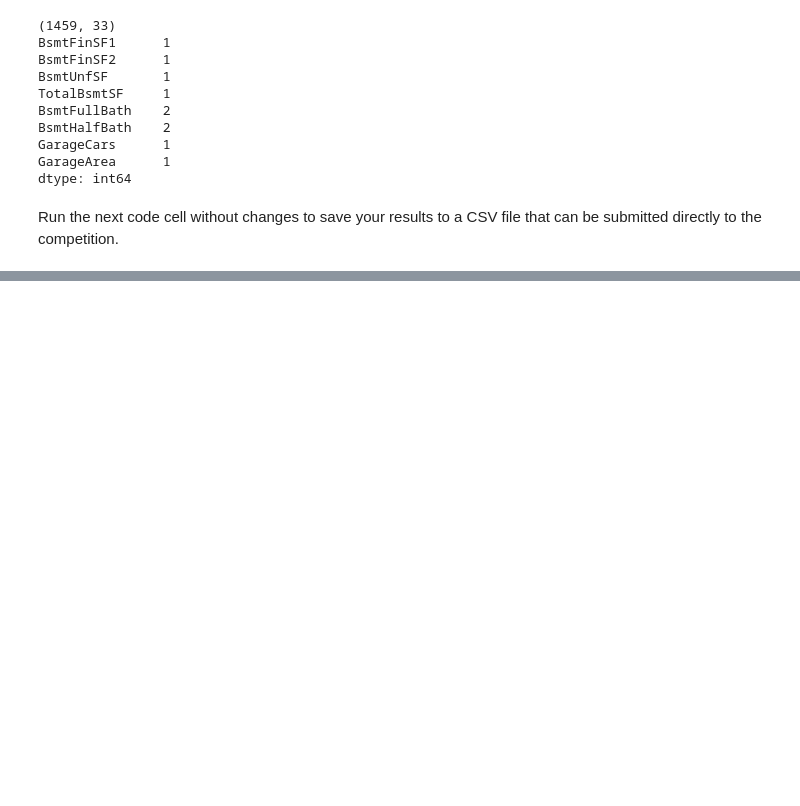
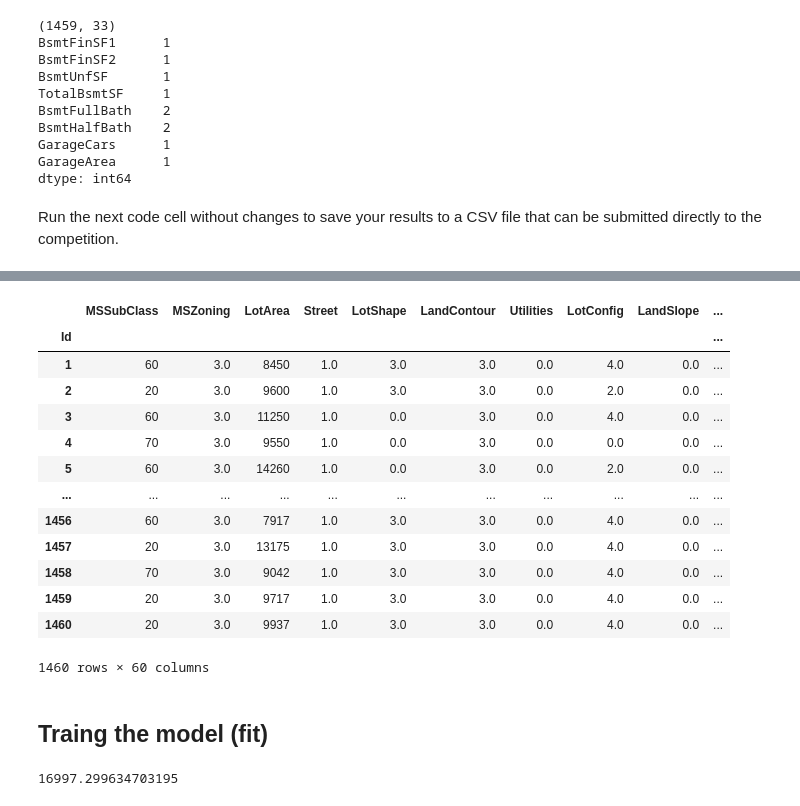
Before and after one commit to ericmaubr/kaggle_intro_machine_learling, a Jupyter notebook: intermediate-machine-learning.ipynb, the cells around one changed output, grey strips where cells are left out. Drawn from its saved outputs; the diff is of its cells as text; code cells hidden in the pictures; blank space fills up the shorter version.

```diff
--- a/intermediate-machine-learning.ipynb
+++ b/intermediate-machine-learning.ipynb
@@ -402,0 +859,18 @@ output.to_csv('submission.csv', index=False)
+# %%
+# Define and fit the model
+from sklearn.preprocessing import OrdinalEncoder
+
+# select object columns to encode
+object_columns = [col for col in X.columns if X[col].dtype == 'object']
+
+# encode
+ordinal_encoder = OrdinalEncoder(handle_unknown="use_encoded_value", unknown_value=-1, encoded_missing_value=-1)
+
+# avoid changing original data
+label_X = X.copy()
+label_X[object_columns] = ordinal_encoder.fit_transform(label_X[object_columns])
+
+# Break off validation set from training data
+X_train, X_valid, y_train, y_valid = train_test_split(label_X, y,
+                                                      train_size=0.8, test_size=0.2,
+                                                      random_state=0)
@@ -402,0 +894,29 @@ output.to_csv('submission.csv', index=False)
+# %%
+label_X
+# %% [output]
+|  | MSSubClass | MSZoning | LotArea | Street | LotShape | LandContour | Utilities | LotConfig | LandSlope | ... |
+| Id |  |  |  |  |  |  |  |  |  | ... |
+| 1 | 60 | 3.0 | 8450 | 1.0 | 3.0 | 3.0 | 0.0 | 4.0 | 0.0 | ... |
+| 2 | 20 | 3.0 | 9600 | 1.0 | 3.0 | 3.0 | 0.0 | 2.0 | 0.0 | ... |
+| 3 | 60 | 3.0 | 11250 | 1.0 | 0.0 | 3.0 | 0.0 | 4.0 | 0.0 | ... |
+| 4 | 70 | 3.0 | 9550 | 1.0 | 0.0 | 3.0 | 0.0 | 0.0 | 0.0 | ... |
+| 5 | 60 | 3.0 | 14260 | 1.0 | 0.0 | 3.0 | 0.0 | 2.0 | 0.0 | ... |
+| ... | ... | ... | ... | ... | ... | ... | ... | ... | ... | ... |
+| 1456 | 60 | 3.0 | 7917 | 1.0 | 3.0 | 3.0 | 0.0 | 4.0 | 0.0 | ... |
+| 1457 | 20 | 3.0 | 13175 | 1.0 | 3.0 | 3.0 | 0.0 | 4.0 | 0.0 | ... |
+| 1458 | 70 | 3.0 | 9042 | 1.0 | 3.0 | 3.0 | 0.0 | 4.0 | 0.0 | ... |
+| 1459 | 20 | 3.0 | 9717 | 1.0 | 3.0 | 3.0 | 0.0 | 4.0 | 0.0 | ... |
+| 1460 | 20 | 3.0 | 9937 | 1.0 | 3.0 | 3.0 | 0.0 | 4.0 | 0.0 | ... |
+1460 rows × 60 columns
+# %% [markdown]
+## Traing the model (fit)
+# %%
+from sklearn.ensemble import RandomForestRegressor
+from sklearn.metrics import mean_absolute_error
+
+model = RandomForestRegressor(n_estimators=100, random_state=0)
+model.fit(X_train, y_train)
+preds = model.predict(X_valid)
+print(mean_absolute_error(y_valid, preds))
+# %% [output]
+16997.299634703195
```
Also changed, not shown: parts of 69 cells of this notebook.
